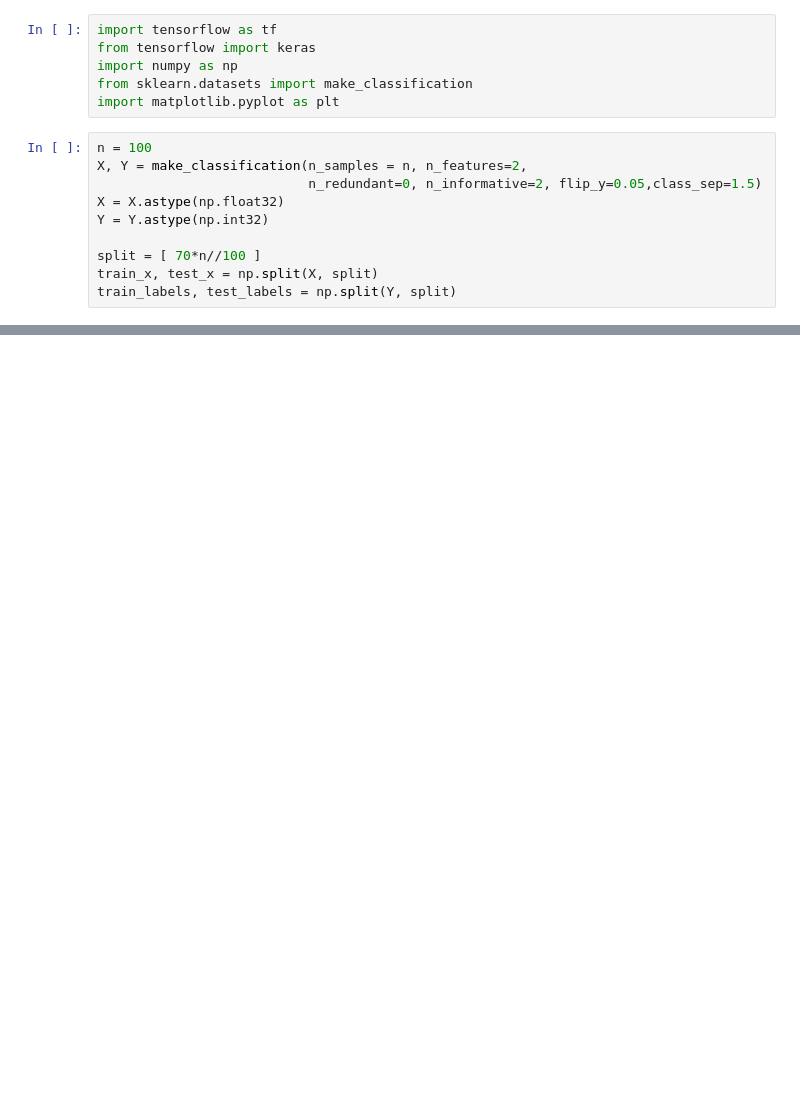
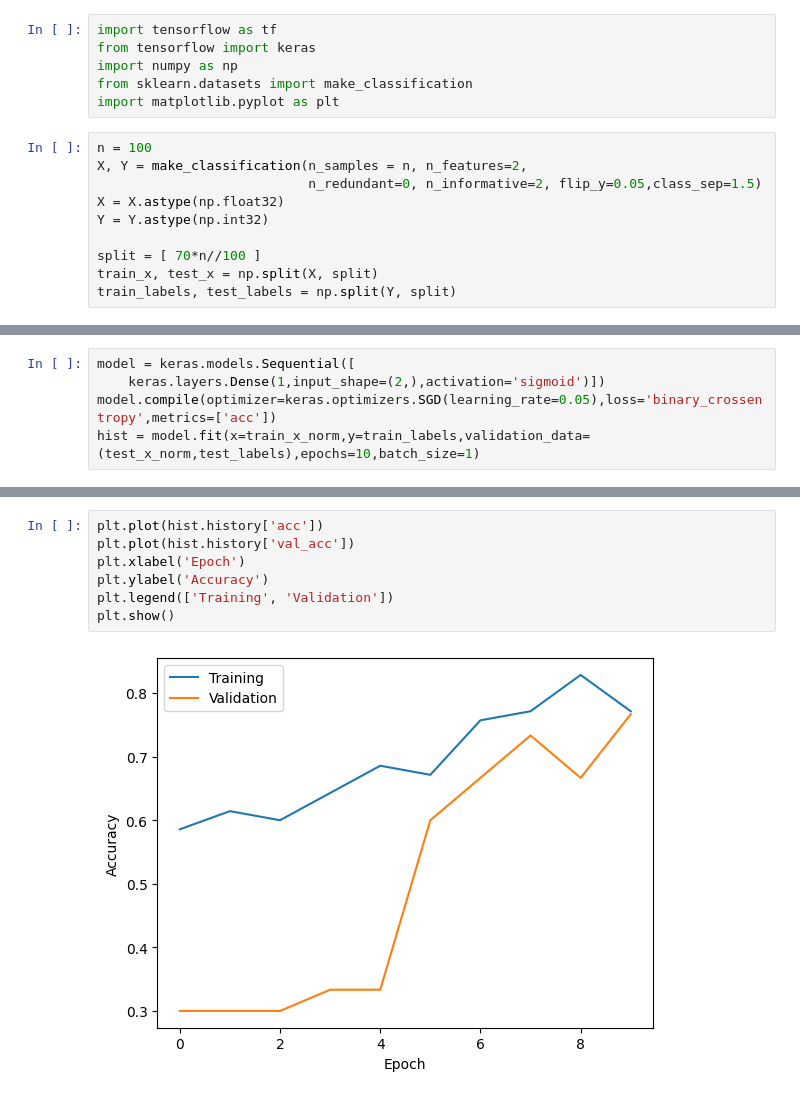
Before and after one commit to jsandtangen/Anvendt-AI---Deep-Learning, a Jupyter notebook: NeuralNetworks/Neural_Network_Frameworks/keras.ipynb, the cells around one changed output, grey strips where cells are left out. Saved outputs shown, nothing was run; the diff lists cells and outputs as text; blank space fills up the shorter version.

```diff
--- a/NeuralNetworks/Neural_Network_Frameworks/keras.ipynb
+++ b/NeuralNetworks/Neural_Network_Frameworks/keras.ipynb
@@ -46,0 +95,5 @@ plt.show()
+# %%
+model = keras.models.Sequential([
+    keras.layers.Dense(1,input_shape=(2,),activation='sigmoid')])
+model.compile(optimizer=keras.optimizers.SGD(learning_rate=0.05),loss='binary_crossentropy',metrics=['acc'])
+hist = model.fit(x=train_x_norm,y=train_labels,validation_data=(test_x_norm,test_labels),epochs=10,batch_size=1)
@@ -46,0 +121,9 @@ plt.show()
+# %%
+plt.plot(hist.history['acc'])
+plt.plot(hist.history['val_acc'])
+plt.xlabel('Epoch')
+plt.ylabel('Accuracy')
+plt.legend(['Training', 'Validation'])
+plt.show()
+# %% [output]
+[figure, added]
```
Also changed, not shown: parts of 10 cells of this notebook.
